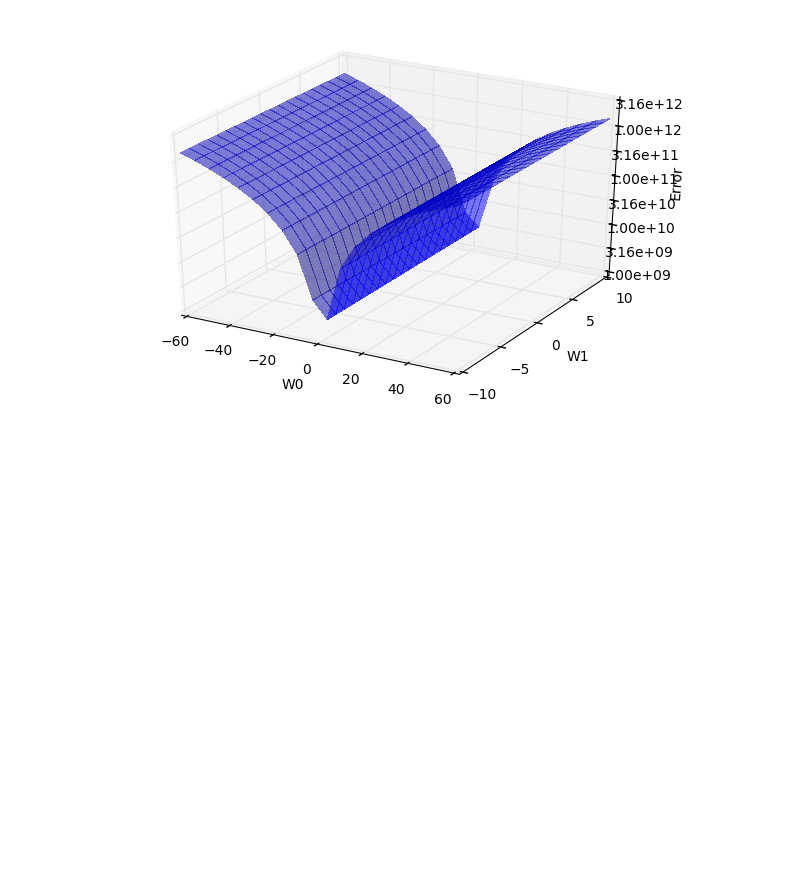
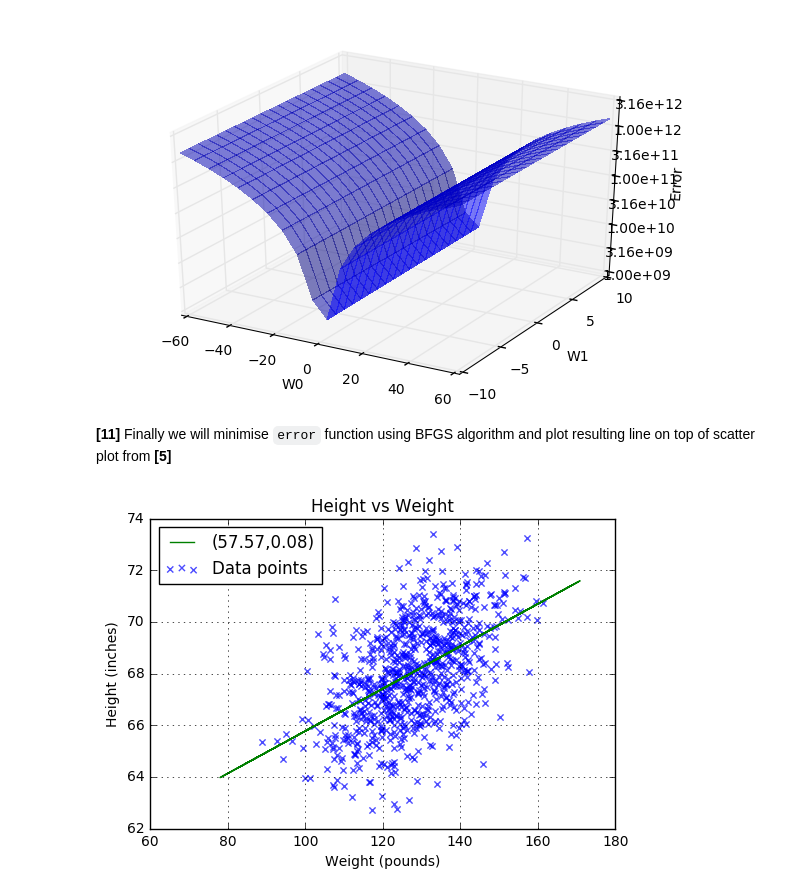
Before and after one commit to EvdokimovN/S7DataScience, a Jupyter notebook: S7DataScience.ipynb, the cells around one changed output. Cells and saved outputs as stored; diff of their text form; code cells hidden in the pictures; blank space fills up the shorter version.

```diff
--- a/S7DataScience.ipynb
+++ b/S7DataScience.ipynb
@@ -332,3 +338,21 @@ ax.zaxis.set_major_formatter(mticker.FuncFormatter(log_tick_formatter))
 plt.show()
 # %% [output]
 [figure]
+# %% [markdown]
+**[11]** Finally we will minimise `error` function using BFGS algorithm and plot resulting line on top of scatter plot from **[5]**
+# %%
+# Redefine error function so it can be used with scipy's minimizer
+def errorOneVar(v, x, y):
+    w0 = v[0]
+    w1 = v[1]
+    return np.sum(np.power(np.subtract(y, polynomial(w0, w1, x)),2))
+
+result = minimize(errorOneVar, (0,0), args=(df[weight_column_index], df[height_column_index]), method='BFGS')
+
+if result.success:
+    sample = 30
+    plotScatter(sample, df[weight_column_index], df[height_column_index], [result.x], 'g')
+else:
+    print("Couldn't minimize error function")
+# %% [output]
+[figure, added]
```
Also changed, not shown: parts of 2 cells of this notebook.
